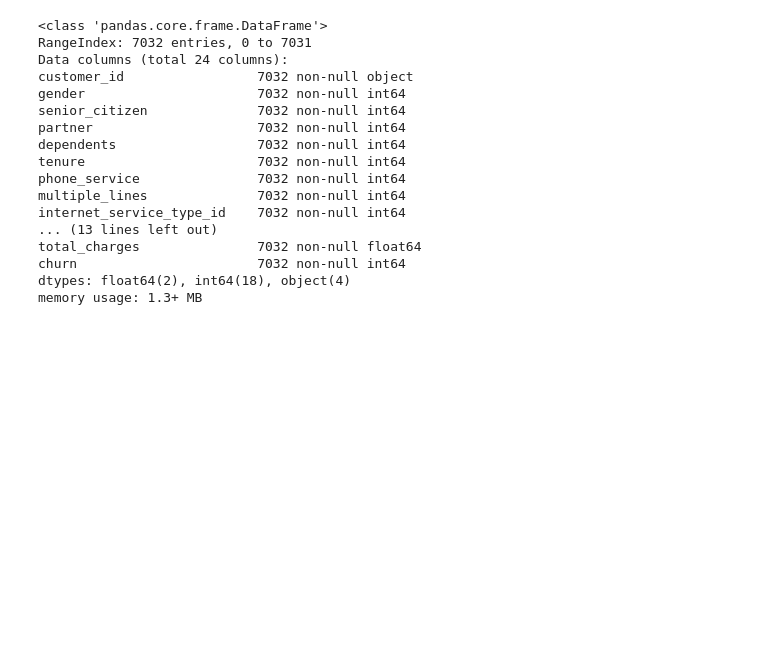
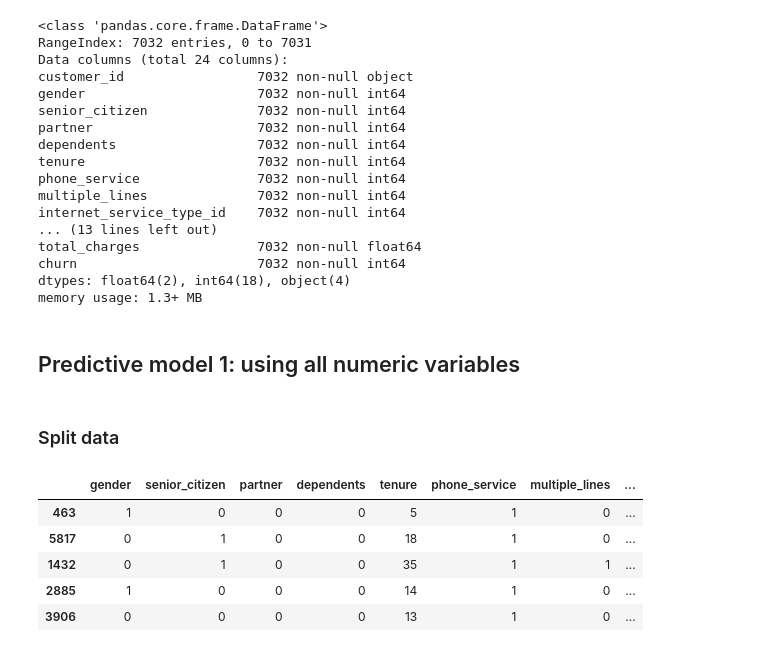
Before and after one commit to soslin/telco-churn-project, a Jupyter notebook: telco_customer_churn.ipynb, the cells around one changed output. Drawn from its saved outputs; the diff is of its cells as text; code cells hidden in the pictures; blank space fills up the shorter version.

```diff
--- a/telco_customer_churn.ipynb
+++ b/telco_customer_churn.ipynb
@@ -193,3 +204,10 @@ total_charges               7032 non-null float64
 churn                       7032 non-null int64
 dtypes: float64(2), int64(18), object(4)
 memory usage: 1.3+ MB
+# %% [markdown]
+## Predictive model 1: using all numeric variables
+# %% [markdown]
+### Split data
+# %%
+X = df_t.drop(columns=['churn', 'customer_id', 'internet_service_type', 'contract_type', 'payment_type'])
+y = pd.DataFrame(df_t['churn'])
@@ -195,0 +216,10 @@ memory usage: 1.3+ MB
+# %%
+X_train, X_test, y_train, y_test = split_my_data(X,y)
+X_train.head()
+# %% [output]
+|  | gender | senior_citizen | partner | dependents | tenure | phone_service | multiple_lines | ... |
+| 463 | 1 | 0 | 0 | 0 | 5 | 1 | 0 | ... |
+| 5817 | 0 | 1 | 0 | 0 | 18 | 1 | 0 | ... |
+| 1432 | 0 | 1 | 0 | 0 | 35 | 1 | 1 | ... |
+| 2885 | 1 | 0 | 0 | 0 | 14 | 1 | 0 | ... |
+| 3906 | 0 | 0 | 0 | 0 | 13 | 1 | 0 | ... |
```
Also changed, not shown: parts of 5 cells of this notebook, 2 other files.
